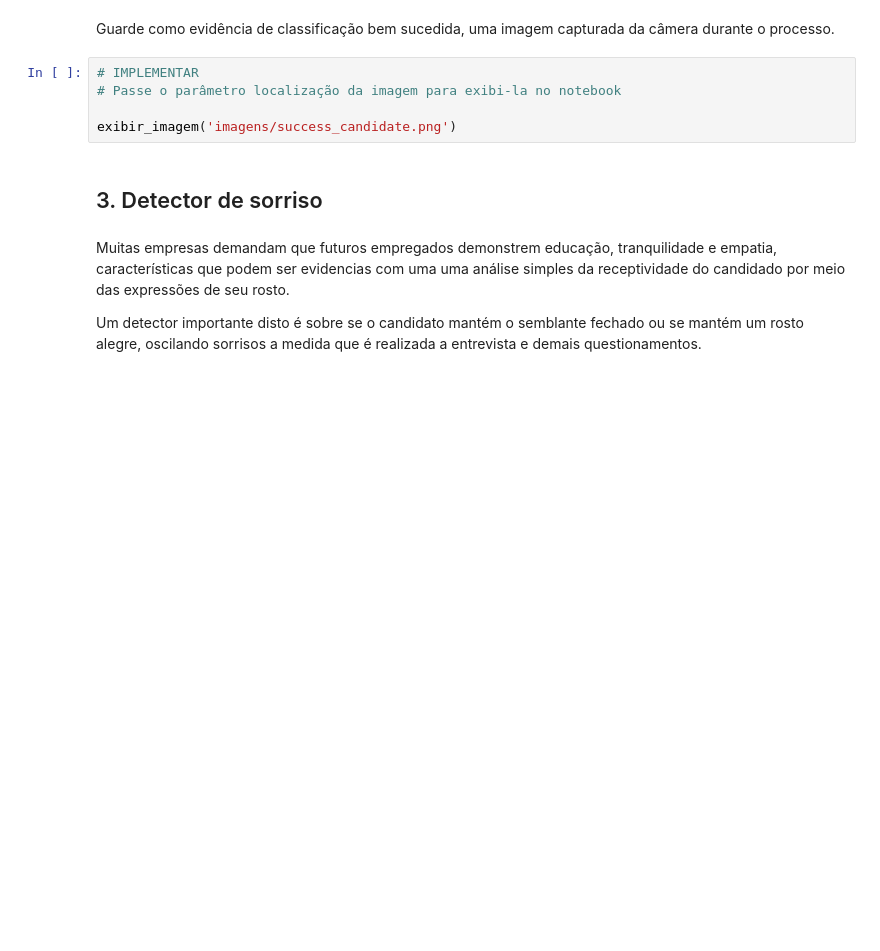
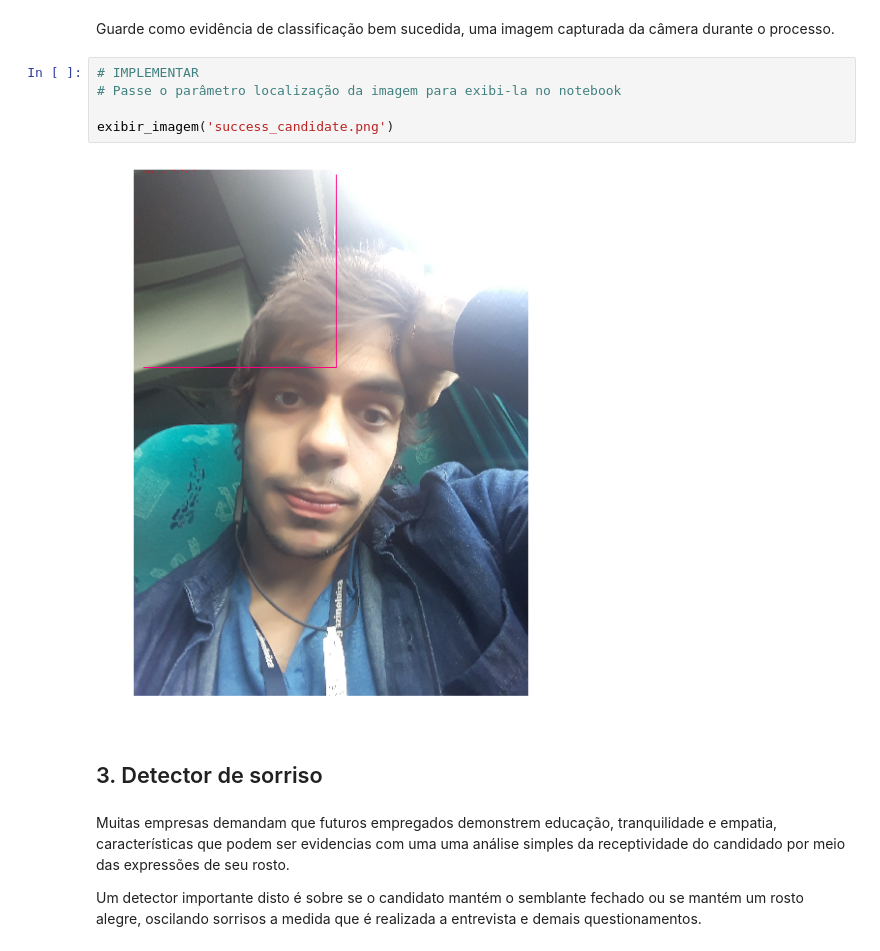
Before and after one commit to henriquebraga-luizalabs/fiap-ml-tec-proc-imagens-capstone, a Jupyter notebook: projeto-final/smart-hiring.ipynb, the cells around one changed output. Cells and saved outputs as stored; diff of their text form; blank space fills up the shorter version.

```diff
--- a/projeto-final/smart-hiring.ipynb
+++ b/projeto-final/smart-hiring.ipynb
@@ -330,8 +361,10 @@ Guarde como evidência de classificação bem sucedida, uma imagem capturada da
 # %%
 # IMPLEMENTAR
 # Passe o parâmetro localização da imagem para exibi-la no notebook
 
-exibir_imagem('imagens/success_candidate.png')
+exibir_imagem('success_candidate.png')
+# %% [output]
+[figure, added]
 # %% [markdown]
 ## 3. Detector de sorriso
 # %% [markdown]
```
Also changed, not shown: parts of 4 cells of this notebook, 34 other files.
